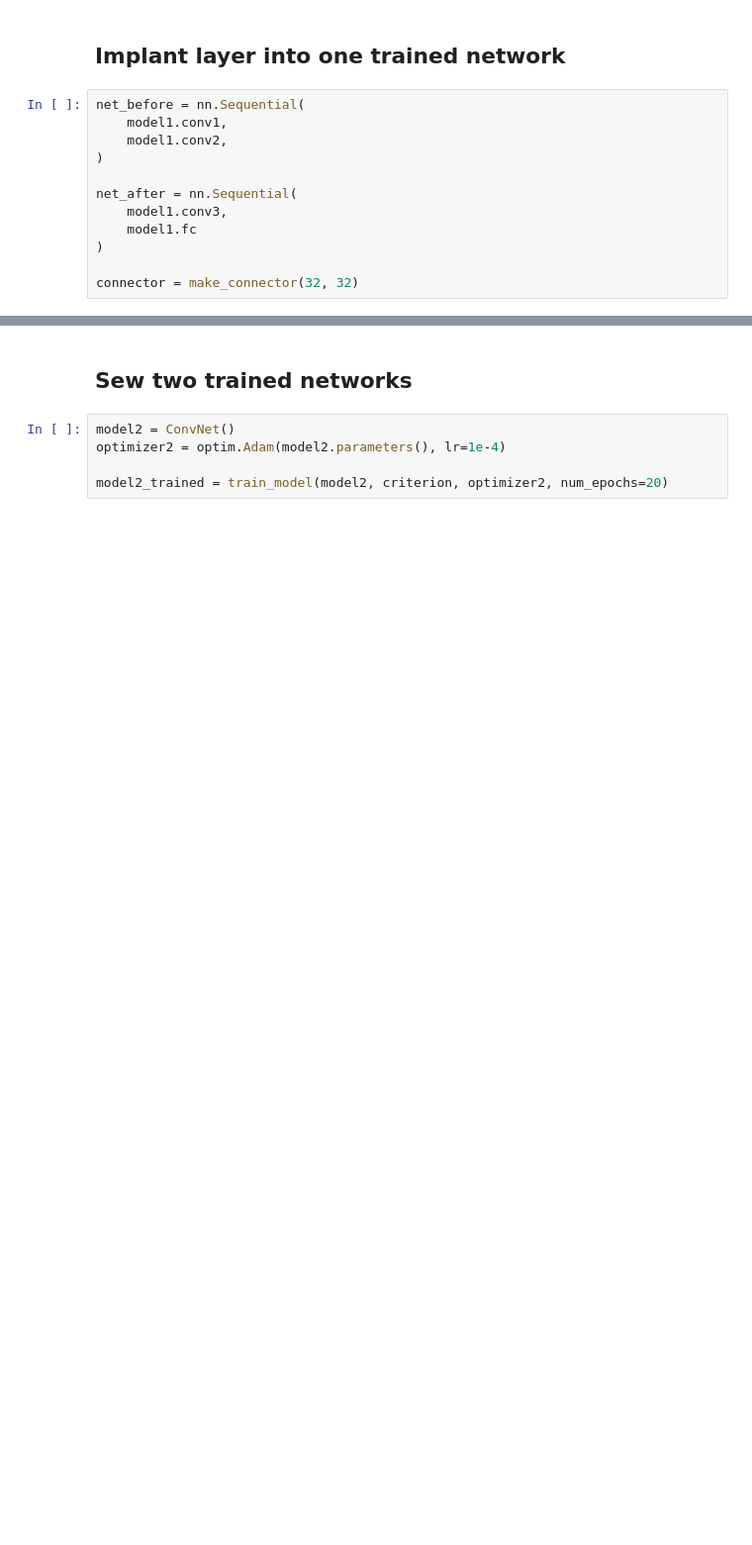
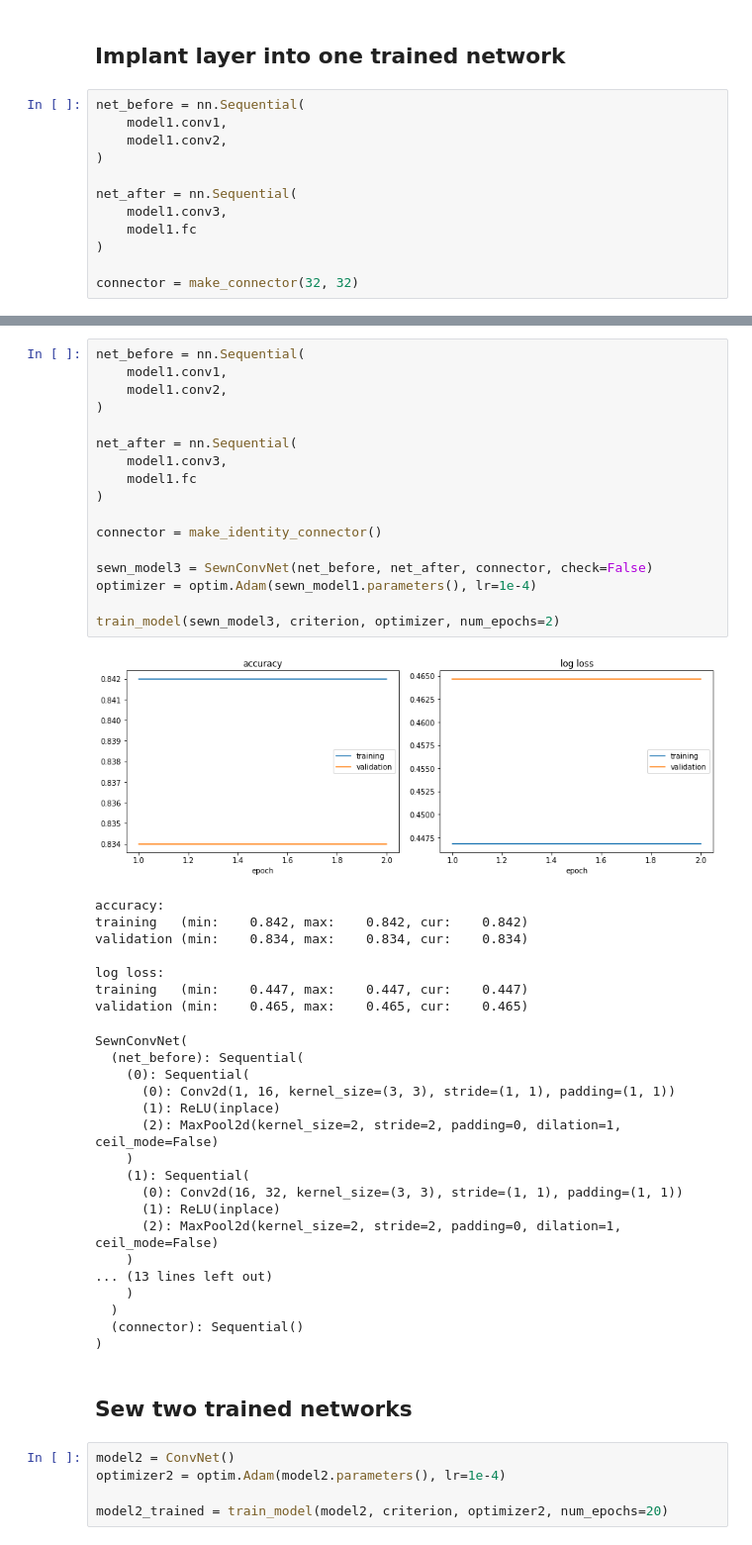
Before and after one commit to stared/frankenstein-networks, a Jupyter notebook: 01 - Simple networks with Quick draw dataset.ipynb, the cells around one changed output, grey strips where cells are left out. Shown at 99% size. Saved outputs shown, nothing was run; the diff lists cells and outputs as text; blank space fills up the shorter version.

```diff
--- a/01 - Simple networks with Quick draw dataset.ipynb
+++ b/01 - Simple networks with Quick draw dataset.ipynb
@@ -380,3 +407,46 @@ validation (min:    0.789, max:    1.482, cur:    0.789)
+# %%
+net_before = nn.Sequential(
+    model1.conv1,
+    model1.conv2,
+)
+
+net_after = nn.Sequential(
+    model1.conv3,
+    model1.fc
+)
+
+connector = make_identity_connector()
+
+sewn_model3 = SewnConvNet(net_before, net_after, connector, check=False)
+optimizer = optim.Adam(sewn_model1.parameters(), lr=1e-4)
+
+train_model(sewn_model3, criterion, optimizer, num_epochs=2)
+# %% [output]
+[figure, added]
+accuracy:
+training   (min:    0.842, max:    0.842, cur:    0.842)
+validation (min:    0.834, max:    0.834, cur:    0.834)
+
+log loss:
+training   (min:    0.447, max:    0.447, cur:    0.447)
+validation (min:    0.465, max:    0.465, cur:    0.465)
+SewnConvNet(
+  (net_before): Sequential(
+    (0): Sequential(
+      (0): Conv2d(1, 16, kernel_size=(3, 3), stride=(1, 1), padding=(1, 1))
+      (1): ReLU(inplace)
+      (2): MaxPool2d(kernel_size=2, stride=2, padding=0, dilation=1, ceil_mode=False)
+    )
+    (1): Sequential(
+      (0): Conv2d(16, 32, kernel_size=(3, 3), stride=(1, 1), padding=(1, 1))
+      (1): ReLU(inplace)
+      (2): MaxPool2d(kernel_size=2, stride=2, padding=0, dilation=1, ceil_mode=False)
+    )
+... (13 lines left out)
+    )
+  )
+  (connector): Sequential()
+)
 # %% [markdown]
 ## Sew two trained networks
 # %%
```
Also changed, not shown: parts of 18 cells of this notebook, 3 other files.
